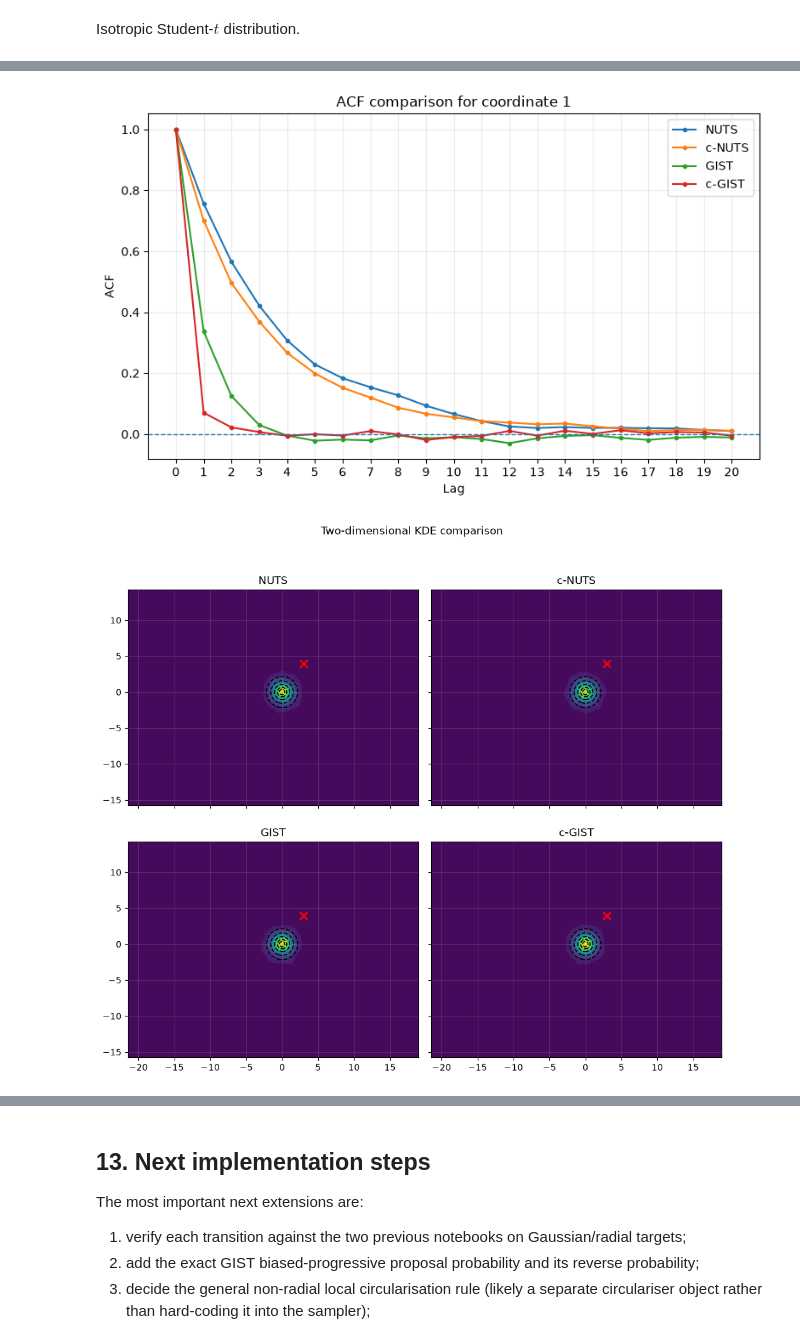
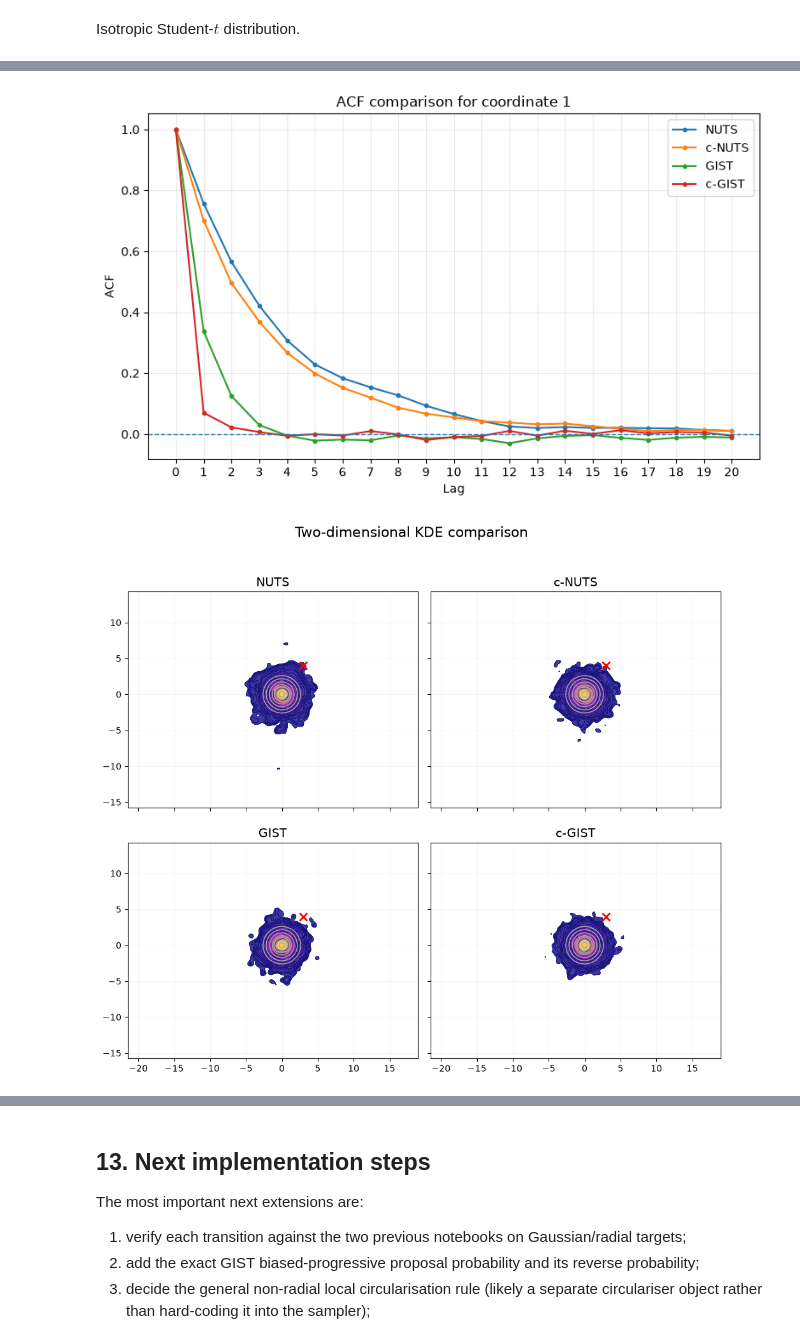
Before and after one commit to PZhou114/NUTS_simulation, a Jupyter notebook: Function-Package for implementing and comparing circularised samplers/(ACTIVE)_Generalised_nuts_gist_circularised_v0_1.ipynb, the cells around one changed output, grey strips where cells are left out. Cells and saved outputs as stored; diff of their text form; code cells hidden in the pictures.

```diff
--- a/Function-Package for implementing and comparing circularised samplers/(ACTIVE)_Generalised_nuts_gist_circularised_v0_1.ipynb
+++ b/Function-Package for implementing and comparing circularised samplers/(ACTIVE)_Generalised_nuts_gist_circularised_v0_1.ipynb
@@ -2524,7 +2566,7 @@ def student_t_grad(x):
 x0 = np.array([3.0, 4.0])
 stepsize = 0.099  # stepsize choice seems important - for 0.099 we shall have good result!
 n_samples = 10000
-n_realisations = 1  # number of repeated realisations of the sampling experiment to check for consistency and stability of the results
+n_realisations = 5  # number of repeated realisations of the sampling experiment to check for consistency and stability of the results
 
 # we show both the uniform progressive and biased progressive sampling result
 acf_values, sample_values, summaries = run_sampler_comparison(target_potential=student_t_potential,
@@ -2560,3 +2609,3 @@ c-GIST          8429.7           9.656             873.0              70.3
 [figure]
-[figure, old version]
+[figure, new version]
 =========================================================================================================
```
Also changed, not shown: parts of 4 cells of this notebook.
